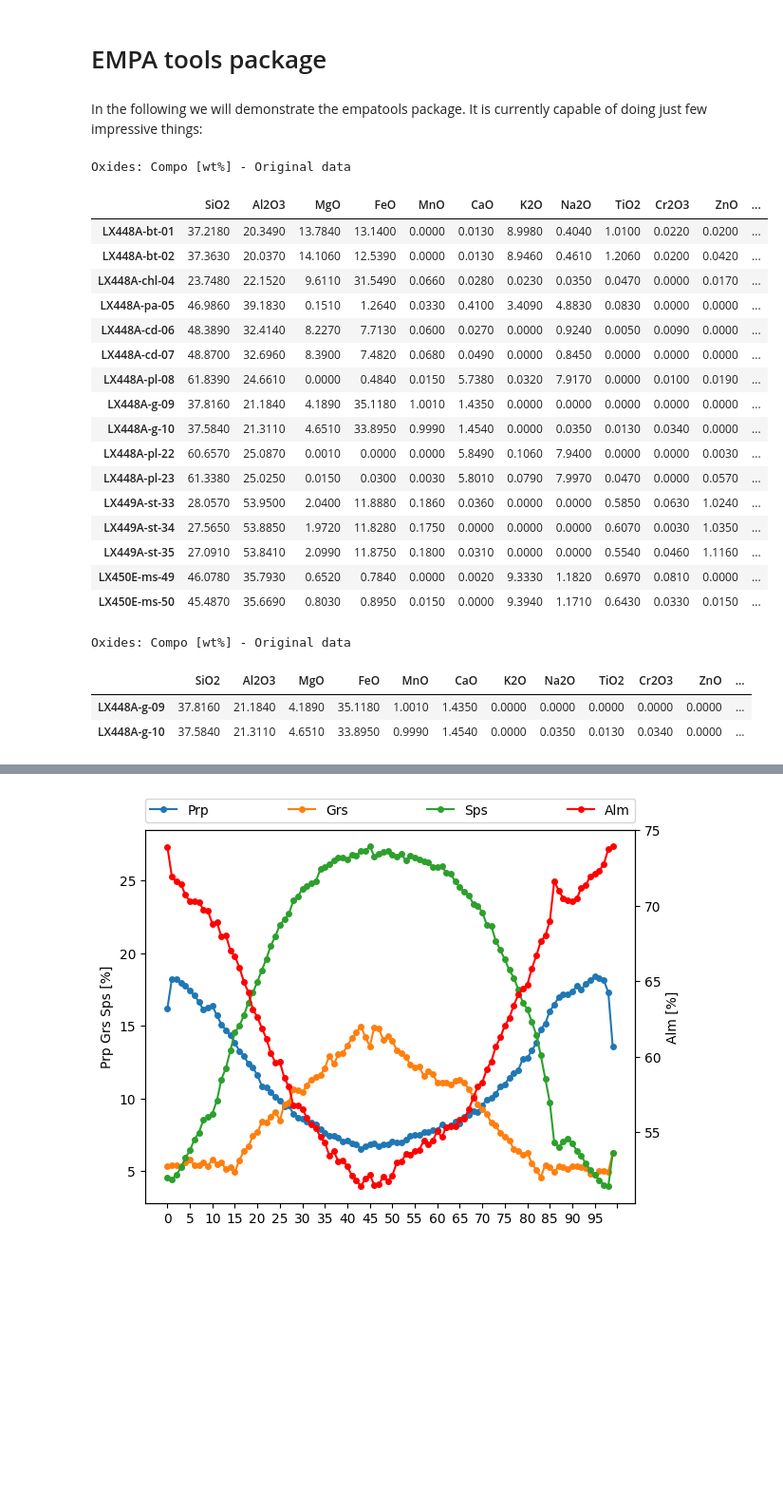
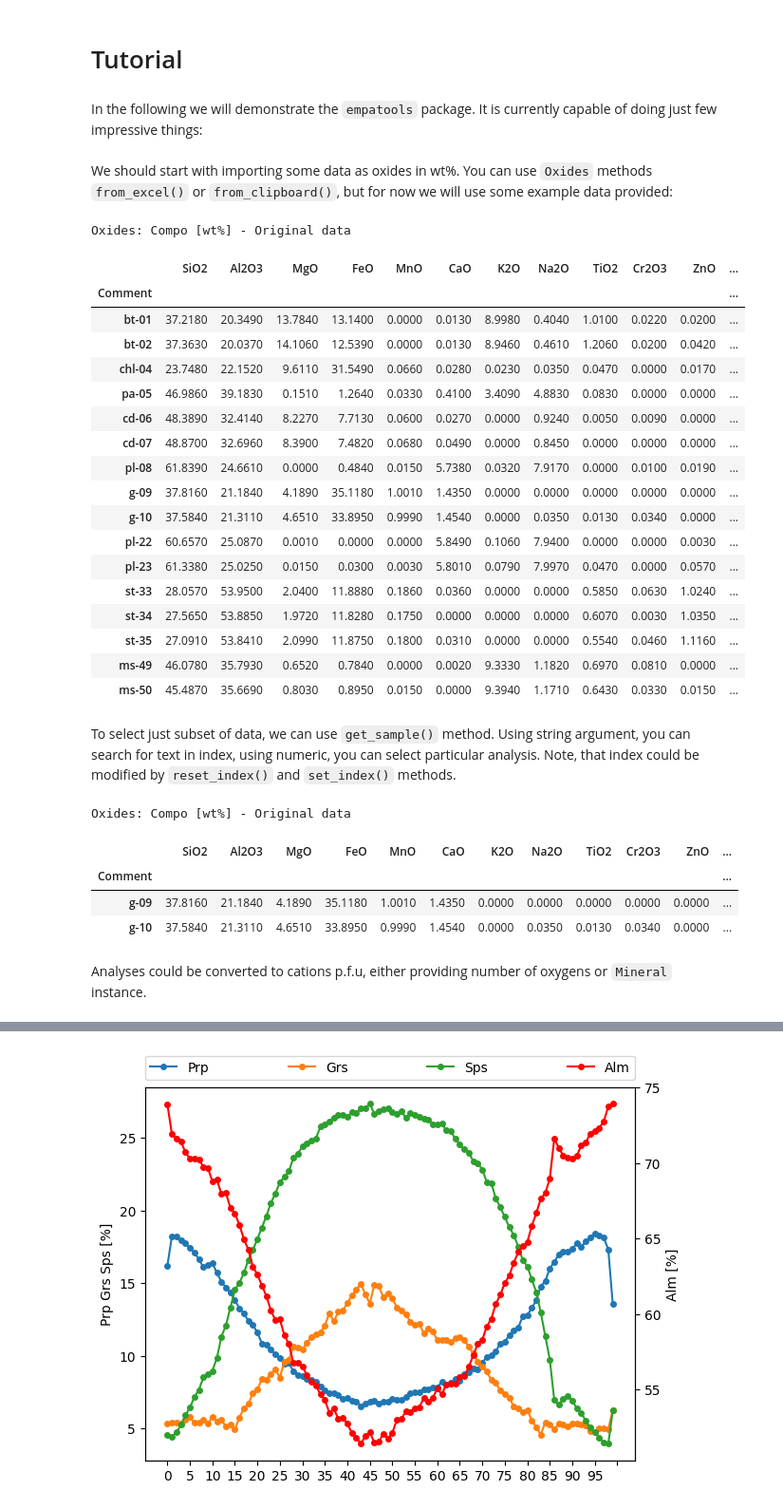
Before and after one commit to ondrolexa/epmatools, a Jupyter notebook: notebooks/demo.ipynb, the cells around one changed output, grey strips where cells are left out. Shown at 95% size. Cells and saved outputs as stored; diff of their text form; code cells hidden in the pictures; blank space fills up the shorter version.

```diff
--- a/notebooks/demo.ipynb
+++ b/notebooks/demo.ipynb
@@ -1,36 +1,44 @@
 # %% [markdown]
-# EMPA tools package
+# Tutorial
 # %% [markdown]
-In the following we will demonstrate the empatools package. It is currently capable of doing just few impressive things:
+In the following we will demonstrate the `empatools` package. It is currently capable of doing just few impressive things:
 # %%
 from empatools import *
+# %% [markdown]
+We should start with importing some data as oxides in wt%. You can use `Oxides` methods `from_excel()` or `from_clipboard()`, but for now we will use some example data provided:
 # %%
-dt = Oxides.example_data()
-dt
+d = Oxides.example_data().set_index('Comment')
+d
 # %% [output]
 Oxides: Compo [wt%] - Original data
 |  | SiO2 | Al2O3 | MgO | FeO | MnO | CaO | K2O | Na2O | TiO2 | Cr2O3 | ZnO | ... |
-| LX448A-bt-01 | 37.2180 | 20.3490 | 13.7840 | 13.1400 | 0.0000 | 0.0130 | 8.9980 | 0.4040 | 1.0100 | 0.0220 | 0.0200 | ... |
-| LX448A-bt-02 | 37.3630 | 20.0370 | 14.1060 | 12.5390 | 0.0000 | 0.0130 | 8.9460 | 0.4610 | 1.2060 | 0.0200 | 0.0420 | ... |
-| LX448A-chl-04 | 23.7480 | 22.1520 | 9.6110 | 31.5490 | 0.0660 | 0.0280 | 0.0230 | 0.0350 | 0.0470 | 0.0000 | 0.0170 | ... |
-| LX448A-pa-05 | 46.9860 | 39.1830 | 0.1510 | 1.2640 | 0.0330 | 0.4100 | 3.4090 | 4.8830 | 0.0830 | 0.0000 | 0.0000 | ... |
-| LX448A-cd-06 | 48.3890 | 32.4140 | 8.2270 | 7.7130 | 0.0600 | 0.0270 | 0.0000 | 0.9240 | 0.0050 | 0.0090 | 0.0000 | ... |
-| LX448A-cd-07 | 48.8700 | 32.6960 | 8.3900 | 7.4820 | 0.0680 | 0.0490 | 0.0000 | 0.8450 | 0.0000 | 0.0000 | 0.0000 | ... |
-| LX448A-pl-08 | 61.8390 | 24.6610 | 0.0000 | 0.4840 | 0.0150 | 5.7380 | 0.0320 | 7.9170 | 0.0000 | 0.0100 | 0.0190 | ... |
-| LX448A-g-09 | 37.8160 | 21.1840 | 4.1890 | 35.1180 | 1.0010 | 1.4350 | 0.0000 | 0.0000 | 0.0000 | 0.0000 | 0.0000 | ... |
-| LX448A-g-10 | 37.5840 | 21.3110 | 4.6510 | 33.8950 | 0.9990 | 1.4540 | 0.0000 | 0.0350 | 0.0130 | 0.0340 | 0.0000 | ... |
-| LX448A-pl-22 | 60.6570 | 25.0870 | 0.0010 | 0.0000 | 0.0000 | 5.8490 | 0.1060 | 7.9400 | 0.0000 | 0.0000 | 0.0030 | ... |
-| LX448A-pl-23 | 61.3380 | 25.0250 | 0.0150 | 0.0300 | 0.0030 | 5.8010 | 0.0790 | 7.9970 | 0.0470 | 0.0000 | 0.0570 | ... |
-| LX449A-st-33 | 28.0570 | 53.9500 | 2.0400 | 11.8880 | 0.1860 | 0.0360 | 0.0000 | 0.0000 | 0.5850 | 0.0630 | 1.0240 | ... |
-| LX449A-st-34 | 27.5650 | 53.8850 | 1.9720 | 11.8280 | 0.1750 | 0.0000 | 0.0000 | 0.0000 | 0.6070 | 0.0030 | 1.0350 | ... |
-| LX449A-st-35 | 27.0910 | 53.8410 | 2.0990 | 11.8750 | 0.1800 | 0.0310 | 0.0000 | 0.0000 | 0.5540 | 0.0460 | 1.1160 | ... |
-| LX450E-ms-49 | 46.0780 | 35.7930 | 0.6520 | 0.7840 | 0.0000 | 0.0020 | 9.3330 | 1.1820 | 0.6970 | 0.0810 | 0.0000 | ... |
-| LX450E-ms-50 | 45.4870 | 35.6690 | 0.8030 | 0.8950 | 0.0150 | 0.0000 | 9.3940 | 1.1710 | 0.6430 | 0.0330 | 0.0150 | ... |
+| Comment |  |  |  |  |  |  |  |  |  |  |  | ... |
+| bt-01 | 37.2180 | 20.3490 | 13.7840 | 13.1400 | 0.0000 | 0.0130 | 8.9980 | 0.4040 | 1.0100 | 0.0220 | 0.0200 | ... |
+| bt-02 | 37.3630 | 20.0370 | 14.1060 | 12.5390 | 0.0000 | 0.0130 | 8.9460 | 0.4610 | 1.2060 | 0.0200 | 0.0420 | ... |
+| chl-04 | 23.7480 | 22.1520 | 9.6110 | 31.5490 | 0.0660 | 0.0280 | 0.0230 | 0.0350 | 0.0470 | 0.0000 | 0.0170 | ... |
+| pa-05 | 46.9860 | 39.1830 | 0.1510 | 1.2640 | 0.0330 | 0.4100 | 3.4090 | 4.8830 | 0.0830 | 0.0000 | 0.0000 | ... |
+| cd-06 | 48.3890 | 32.4140 | 8.2270 | 7.7130 | 0.0600 | 0.0270 | 0.0000 | 0.9240 | 0.0050 | 0.0090 | 0.0000 | ... |
+| cd-07 | 48.8700 | 32.6960 | 8.3900 | 7.4820 | 0.0680 | 0.0490 | 0.0000 | 0.8450 | 0.0000 | 0.0000 | 0.0000 | ... |
+| pl-08 | 61.8390 | 24.6610 | 0.0000 | 0.4840 | 0.0150 | 5.7380 | 0.0320 | 7.9170 | 0.0000 | 0.0100 | 0.0190 | ... |
+| g-09 | 37.8160 | 21.1840 | 4.1890 | 35.1180 | 1.0010 | 1.4350 | 0.0000 | 0.0000 | 0.0000 | 0.0000 | 0.0000 | ... |
+| g-10 | 37.5840 | 21.3110 | 4.6510 | 33.8950 | 0.9990 | 1.4540 | 0.0000 | 0.0350 | 0.0130 | 0.0340 | 0.0000 | ... |
+| pl-22 | 60.6570 | 25.0870 | 0.0010 | 0.0000 | 0.0000 | 5.8490 | 0.1060 | 7.9400 | 0.0000 | 0.0000 | 0.0030 | ... |
+| pl-23 | 61.3380 | 25.0250 | 0.0150 | 0.0300 | 0.0030 | 5.8010 | 0.0790 | 7.9970 | 0.0470 | 0.0000 | 0.0570 | ... |
+| st-33 | 28.0570 | 53.9500 | 2.0400 | 11.8880 | 0.1860 | 0.0360 | 0.0000 | 0.0000 | 0.5850 | 0.0630 | 1.0240 | ... |
+| st-34 | 27.5650 | 53.8850 | 1.9720 | 11.8280 | 0.1750 | 0.0000 | 0.0000 | 0.0000 | 0.6070 | 0.0030 | 1.0350 | ... |
+| st-35 | 27.0910 | 53.8410 | 2.0990 | 11.8750 | 0.1800 | 0.0310 | 0.0000 | 0.0000 | 0.5540 | 0.0460 | 1.1160 | ... |
+| ms-49 | 46.0780 | 35.7930 | 0.6520 | 0.7840 | 0.0000 | 0.0020 | 9.3330 | 1.1820 | 0.6970 | 0.0810 | 0.0000 | ... |
+| ms-50 | 45.4870 | 35.6690 | 0.8030 | 0.8950 | 0.0150 | 0.0000 | 9.3940 | 1.1710 | 0.6430 | 0.0330 | 0.0150 | ... |
+# %% [markdown]
+To select just subset of data, we can use `get_sample()` method. Using string argument, you can search for text in index, using numeric, you can select particular analysis. Note, that index could be modified by `reset_index()` and `set_index()` methods.
 # %%
-g = dt.get_sample('-g-')
+g = d.get_sample('g')
 g
 # %% [output]
 Oxides: Compo [wt%] - Original data
 |  | SiO2 | Al2O3 | MgO | FeO | MnO | CaO | K2O | Na2O | TiO2 | Cr2O3 | ZnO | ... |
-| LX448A-g-09 | 37.8160 | 21.1840 | 4.1890 | 35.1180 | 1.0010 | 1.4350 | 0.0000 | 0.0000 | 0.0000 | 0.0000 | 0.0000 | ... |
-| LX448A-g-10 | 37.5840 | 21.3110 | 4.6510 | 33.8950 | 0.9990 | 1.4540 | 0.0000 | 0.0350 | 0.0130 | 0.0340 | 0.0000 | ... |
+| Comment |  |  |  |  |  |  |  |  |  |  |  | ... |
+| g-09 | 37.8160 | 21.1840 | 4.1890 | 35.1180 | 1.0010 | 1.4350 | 0.0000 | 0.0000 | 0.0000 | 0.0000 | 0.0000 | ... |
+| g-10 | 37.5840 | 21.3110 | 4.6510 | 33.8950 | 0.9990 | 1.4540 | 0.0000 | 0.0350 | 0.0130 | 0.0340 | 0.0000 | ... |
+# %% [markdown]
+Analyses could be converted to cations p.f.u, either providing number of oxygens or `Mineral` instance.
```
Also changed, not shown: parts of 14 cells of this notebook, 5 other files.
